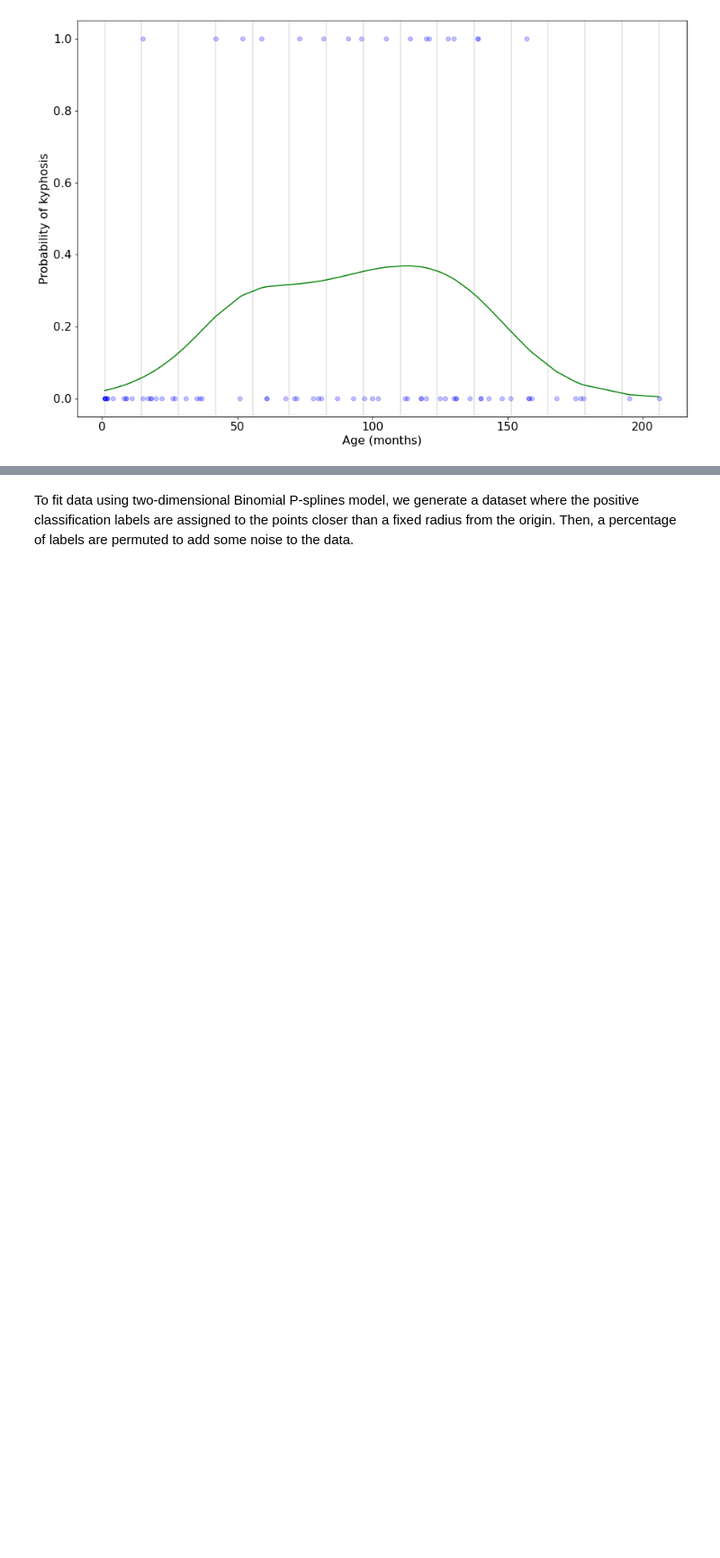
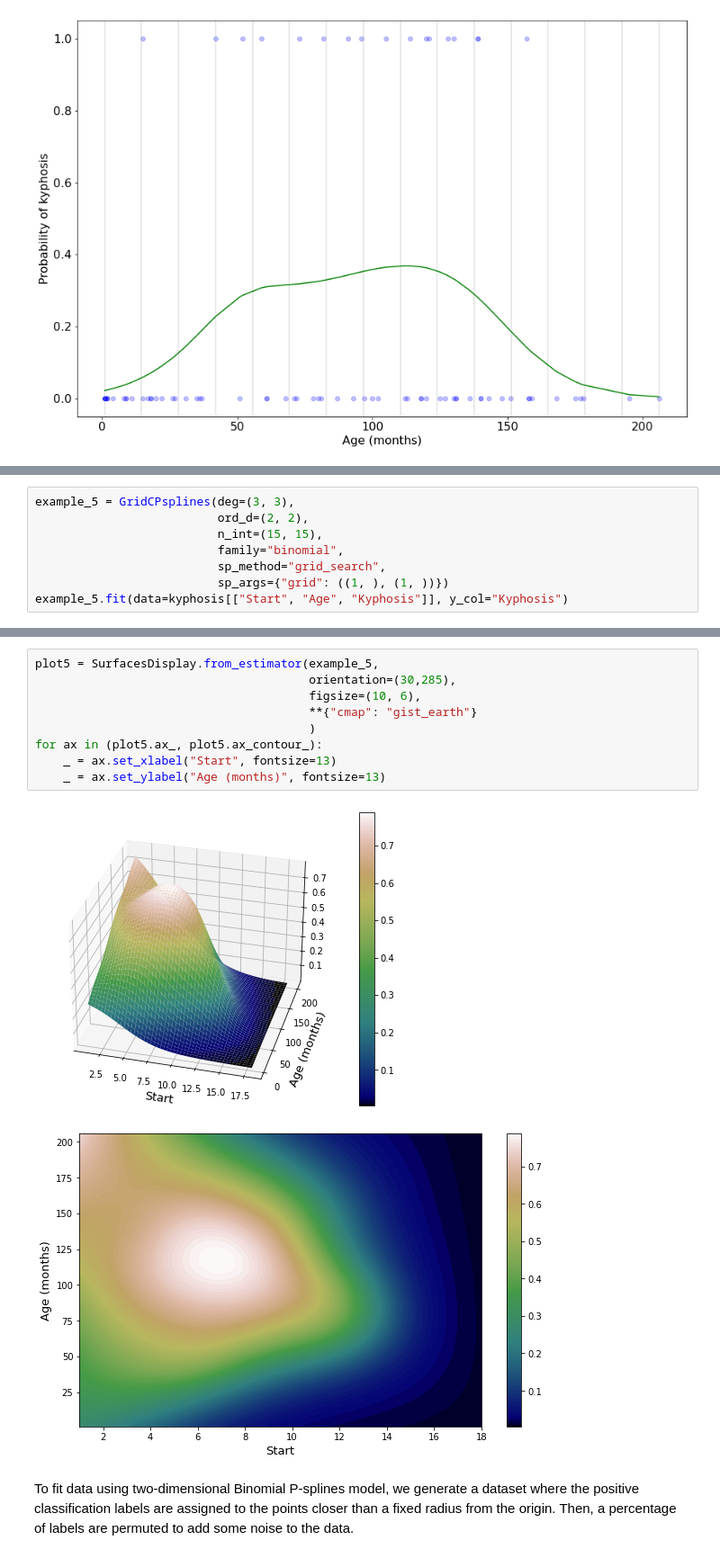
Before and after one commit to ManuelNavarroGarcia/cpsplines, a Jupyter notebook: examples/non_gaussian_data.ipynb, the cells around one changed output, grey strips where cells are left out. Shown at 90% size. Drawn from its saved outputs; the diff is of its cells as text; blank space fills up the shorter version.

Commit message:
kyphosis example in 2D

```diff
--- a/examples/non_gaussian_data.ipynb
+++ b/examples/non_gaussian_data.ipynb
@@ -143,0 +148,8 @@ _ = plot4.ax_.tick_params(axis='both', which='major', labelsize=16)
+# %%
+example_5 = GridCPsplines(deg=(3, 3),
+                          ord_d=(2, 2),
+                          n_int=(15, 15),
+                          family="binomial",
+                          sp_method="grid_search",
+                          sp_args={"grid": ((1, ), (1, ))})
+example_5.fit(data=kyphosis[["Start", "Age", "Kyphosis"]], y_col="Kyphosis")
@@ -144,3 +158,15 @@ _ = plot4.ax_.tick_params(axis='both', which='major', labelsize=16)
+# %%
+plot5 = SurfacesDisplay.from_estimator(example_5,
+                                       orientation=(30,285),
+                                       figsize=(10, 6),
+                                       **{"cmap": "gist_earth"}
+                                       )
+for ax in (plot5.ax_, plot5.ax_contour_):
+    _ = ax.set_xlabel("Start", fontsize=13)
+    _ = ax.set_ylabel("Age (months)", fontsize=13)
+# %% [output]
+[figure, added]
+[figure, added]
 # %% [markdown]
 To fit data using two-dimensional Binomial P-splines model, we generate a
 dataset where the positive classification labels are assigned to the points
```
Also changed, not shown: parts of 3 cells of this notebook.
